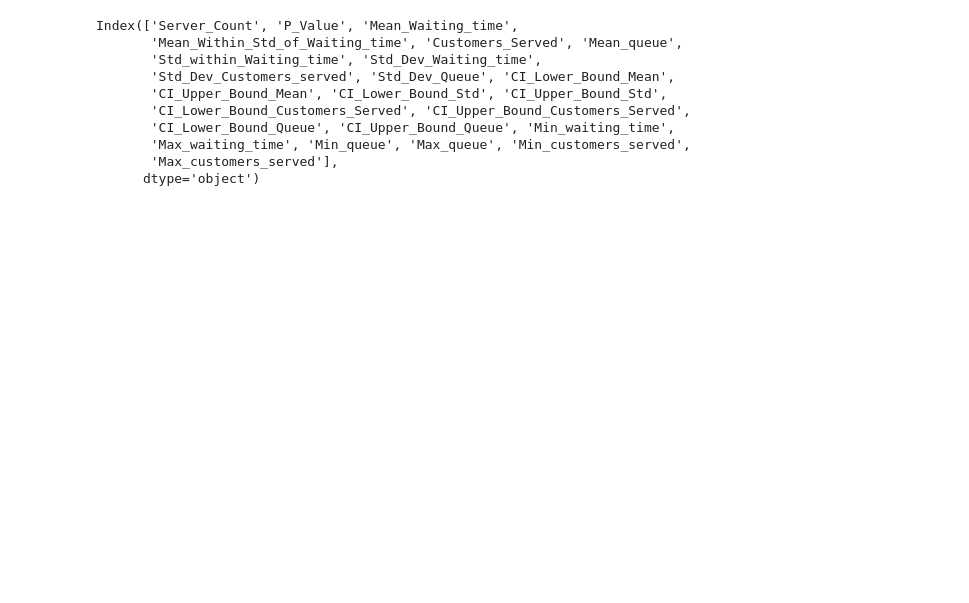
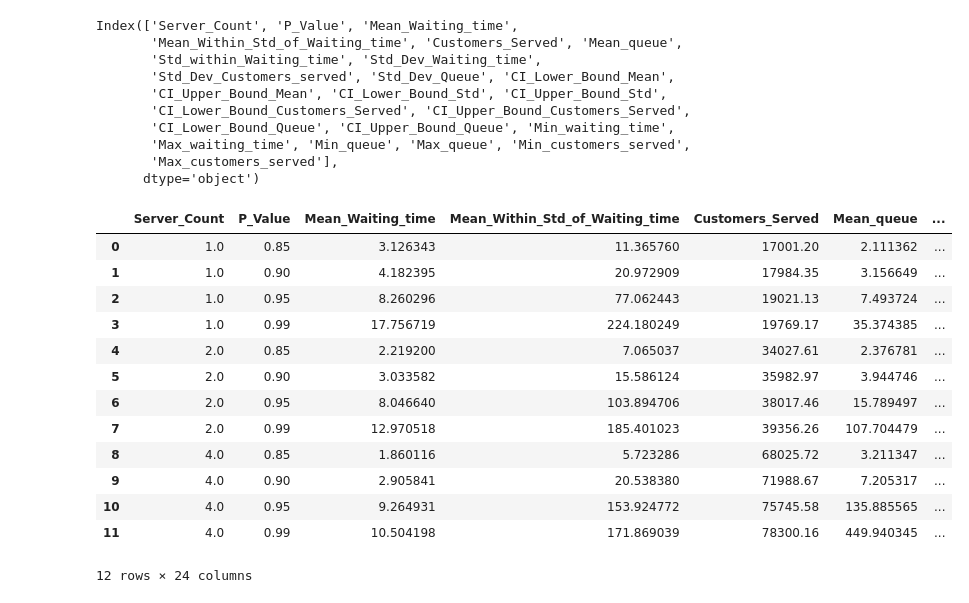
Before and after one commit to iliasoroka1/Discrete_Event_Simulation, a Jupyter notebook: Jacimovic_15278247_Malash_15179192_Soroka_2834023_Assignment_1.ipynb, the cells around one changed output. Saved outputs shown, nothing was run; the diff lists cells and outputs as text; code cells hidden in the pictures; blank space fills up the shorter version.

```diff
--- a/Jacimovic_15278247_Malash_15179192_Soroka_2834023_Assignment_1.ipynb
+++ b/Jacimovic_15278247_Malash_15179192_Soroka_2834023_Assignment_1.ipynb
@@ -729,0 +740,17 @@ Index(['Server_Count', 'P_Value', 'Mean_Waiting_time',
+# %%
+waiting_time_general_stat_non_pre
+# %% [output]
+|  | Server_Count | P_Value | Mean_Waiting_time | Mean_Within_Std_of_Waiting_time | Customers_Served | Mean_queue | ... |
+| 0 | 1.0 | 0.85 | 3.126343 | 11.365760 | 17001.20 | 2.111362 | ... |
+| 1 | 1.0 | 0.90 | 4.182395 | 20.972909 | 17984.35 | 3.156649 | ... |
+| 2 | 1.0 | 0.95 | 8.260296 | 77.062443 | 19021.13 | 7.493724 | ... |
+| 3 | 1.0 | 0.99 | 17.756719 | 224.180249 | 19769.17 | 35.374385 | ... |
+| 4 | 2.0 | 0.85 | 2.219200 | 7.065037 | 34027.61 | 2.376781 | ... |
+| 5 | 2.0 | 0.90 | 3.033582 | 15.586124 | 35982.97 | 3.944746 | ... |
+| 6 | 2.0 | 0.95 | 8.046640 | 103.894706 | 38017.46 | 15.789497 | ... |
+| 7 | 2.0 | 0.99 | 12.970518 | 185.401023 | 39356.26 | 107.704479 | ... |
+| 8 | 4.0 | 0.85 | 1.860116 | 5.723286 | 68025.72 | 3.211347 | ... |
+| 9 | 4.0 | 0.90 | 2.905841 | 20.538380 | 71988.67 | 7.205317 | ... |
+| 10 | 4.0 | 0.95 | 9.264931 | 153.924772 | 75745.58 | 135.885565 | ... |
+| 11 | 4.0 | 0.99 | 10.504198 | 171.869039 | 78300.16 | 449.940345 | ... |
+12 rows × 24 columns
```
Also changed, not shown: parts of 13 cells of this notebook, 6 other files.
